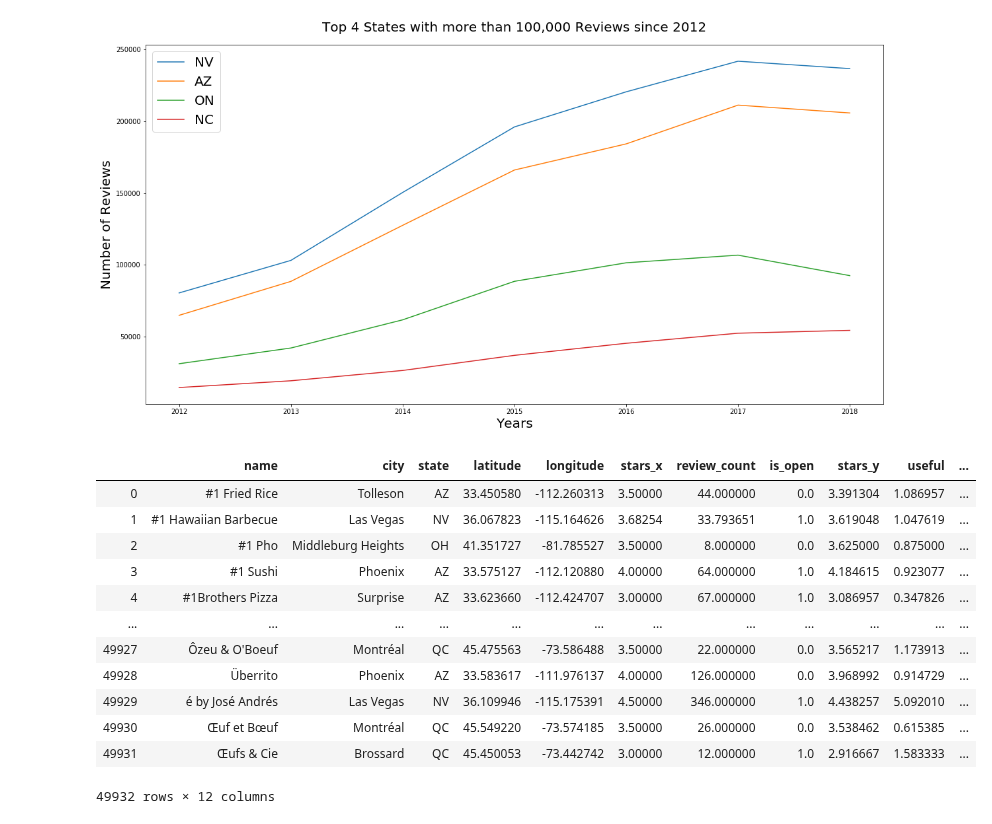
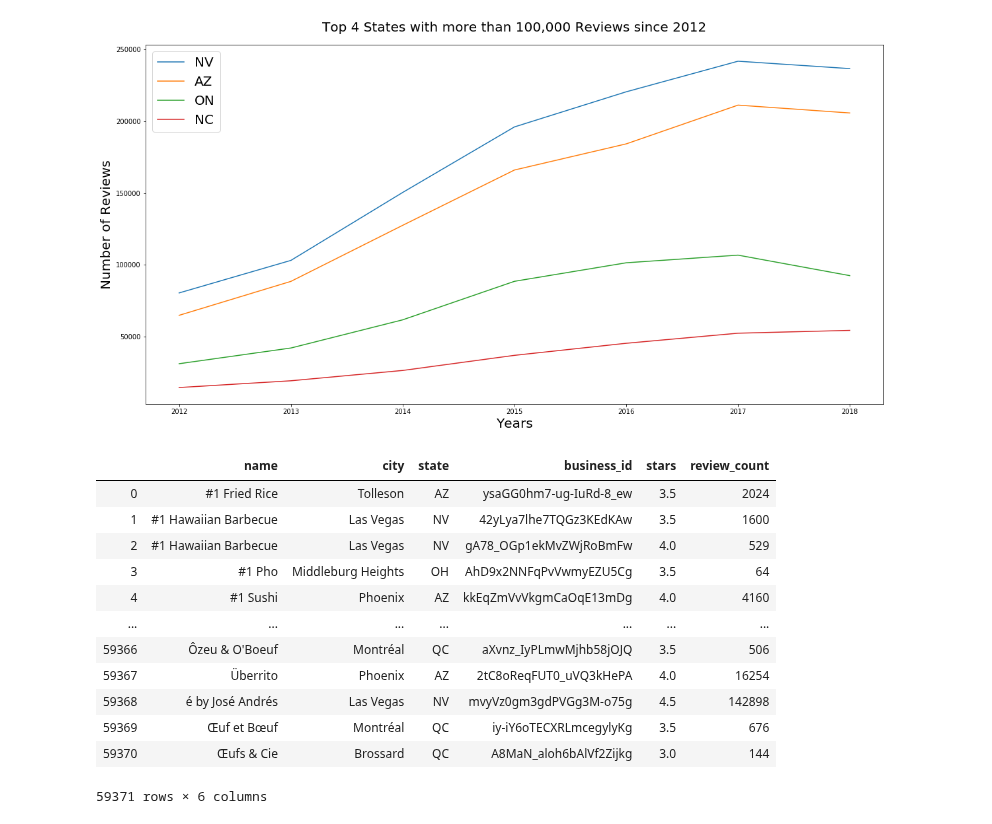
Before and after one commit to yueweng/restaurant-reviews, a Jupyter notebook: project.ipynb, the cells around one changed output. Cells and saved outputs as stored; diff of their text form; code cells hidden in the pictures.

```diff
--- a/project.ipynb
+++ b/project.ipynb
@@ -239,6 +239,3 @@ OH     227182
 PA     204438
 QC     137992
 Name: review_id, dtype: int64
-# %%
-business_review['date'] = business_review['date'].astype('datetime64[ns]')
-business_review
@@ -303,20 +313,20 @@ plt.savefig('images/top_4_2012_states.png', bbox_inches = "tight")
 # %% [output]
 [figure]
 # %%
-review_stars = business_review.groupby(['name', 'city', 'state'])
-review_stars = review_stars.mean().reset_index()
+review_stars = business_review.groupby(['name', 'city', 'state', 'business_id'])
+review_stars = review_stars.agg({'stars_x': 'mean', 'review_count': 'sum'}).rename(columns={'stars_x': 'stars'}).reset_index()
 review_stars
 # %% [output]
-|  | name | city | state | latitude | longitude | stars_x | review_count | is_open | stars_y | useful | ... |
-| 0 | #1 Fried Rice | Tolleson | AZ | 33.450580 | -112.260313 | 3.50000 | 44.000000 | 0.0 | 3.391304 | 1.086957 | ... |
-| 1 | #1 Hawaiian Barbecue | Las Vegas | NV | 36.067823 | -115.164626 | 3.68254 | 33.793651 | 1.0 | 3.619048 | 1.047619 | ... |
-| 2 | #1 Pho | Middleburg Heights | OH | 41.351727 | -81.785527 | 3.50000 | 8.000000 | 0.0 | 3.625000 | 0.875000 | ... |
-| 3 | #1 Sushi | Phoenix | AZ | 33.575127 | -112.120880 | 4.00000 | 64.000000 | 1.0 | 4.184615 | 0.923077 | ... |
-| 4 | #1Brothers Pizza | Surprise | AZ | 33.623660 | -112.424707 | 3.00000 | 67.000000 | 1.0 | 3.086957 | 0.347826 | ... |
-| ... | ... | ... | ... | ... | ... | ... | ... | ... | ... | ... | ... |
-| 49927 | Ôzeu & O'Boeuf | Montréal | QC | 45.475563 | -73.586488 | 3.50000 | 22.000000 | 0.0 | 3.565217 | 1.173913 | ... |
-| 49928 | Überrito | Phoenix | AZ | 33.583617 | -111.976137 | 4.00000 | 126.000000 | 0.0 | 3.968992 | 0.914729 | ... |
-| 49929 | é by José Andrés | Las Vegas | NV | 36.109946 | -115.175391 | 4.50000 | 346.000000 | 1.0 | 4.438257 | 5.092010 | ... |
-| 49930 | Œuf et Bœuf | Montréal | QC | 45.549220 | -73.574185 | 3.50000 | 26.000000 | 0.0 | 3.538462 | 0.615385 | ... |
-| 49931 | Œufs & Cie | Brossard | QC | 45.450053 | -73.442742 | 3.00000 | 12.000000 | 1.0 | 2.916667 | 1.583333 | ... |
+|  | name | city | state | business_id | stars | review_count |
+| 0 | #1 Fried Rice | Tolleson | AZ | ysaGG0hm7-ug-IuRd-8_ew | 3.5 | 2024 |
+| 1 | #1 Hawaiian Barbecue | Las Vegas | NV | 42yLya7lhe7TQGz3KEdKAw | 3.5 | 1600 |
+| 2 | #1 Hawaiian Barbecue | Las Vegas | NV | gA78_OGp1ekMvZWjRoBmFw | 4.0 | 529 |
+| 3 | #1 Pho | Middleburg Heights | OH | AhD9x2NNFqPvVwmyEZU5Cg | 3.5 | 64 |
+| 4 | #1 Sushi | Phoenix | AZ | kkEqZmVvVkgmCaOqE13mDg | 4.0 | 4160 |
+| ... | ... | ... | ... | ... | ... | ... |
+| 59366 | Ôzeu & O'Boeuf | Montréal | QC | aXvnz_IyPLmwMjhb58jOJQ | 3.5 | 506 |
+| 59367 | Überrito | Phoenix | AZ | 2tC8oReqFUT0_uVQ3kHePA | 4.0 | 16254 |
+| 59368 | é by José Andrés | Las Vegas | NV | mvyVz0gm3gdPVGg3M-o75g | 4.5 | 142898 |
+| 59369 | Œuf et Bœuf | Montréal | QC | iy-iY6oTECXRLmcegylyKg | 3.5 | 676 |
+| 59370 | Œufs & Cie | Brossard | QC | A8MaN_aloh6bAlVf2Zijkg | 3.0 | 144 |
-49932 rows × 12 columns
+59371 rows × 6 columns
```
Also changed, not shown: parts of 19 cells of this notebook, 3 other files.
